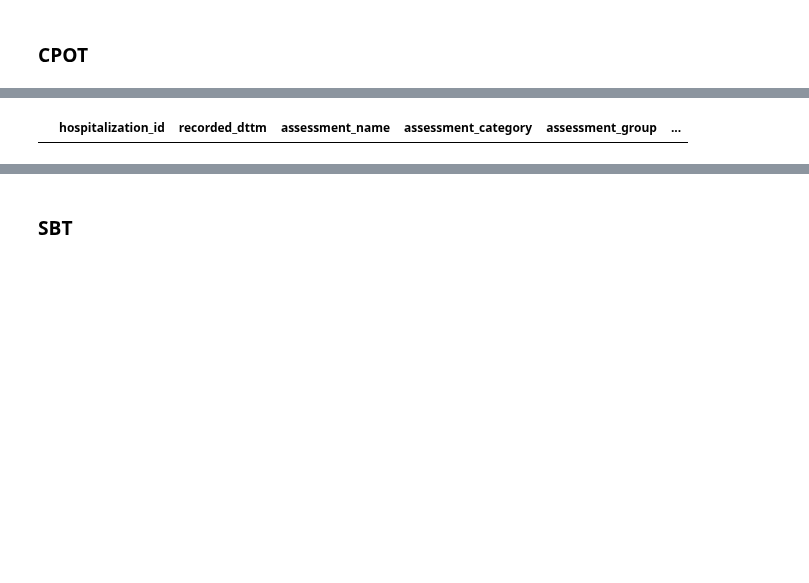
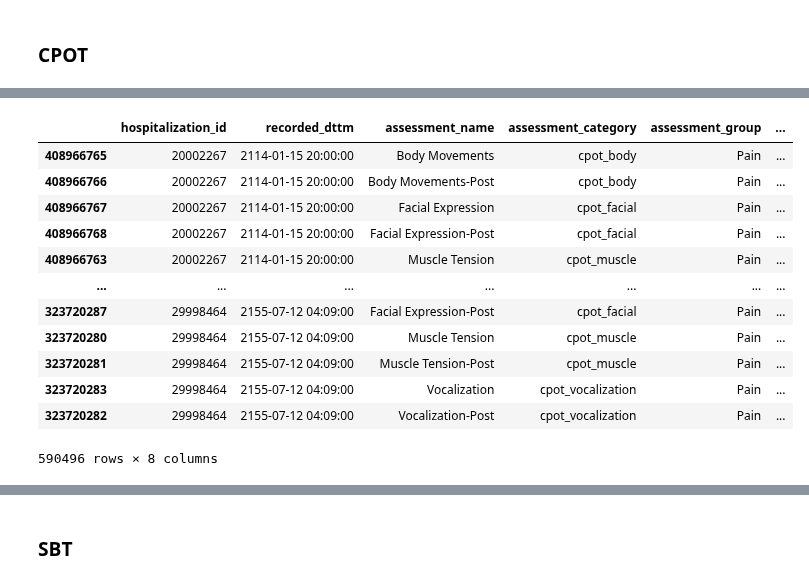
Before and after one commit to oldsandiaz/mimicclif, a Jupyter notebook: code/mimic-4.3.1-to-clif-2.0.ipynb, the cells around one changed output, grey strips where cells are left out. Drawn from its saved outputs; the diff is of its cells as text; code cells hidden in the pictures; blank space fills up the shorter version.

```diff
--- a/code/mimic-4.3.1-to-clif-2.0.ipynb
+++ b/code/mimic-4.3.1-to-clif-2.0.ipynb
@@ -381,5 +401,5 @@ def check_duplicates(df: pd.DataFrame, additional_cols: list = None):
     '''
     if not additional_cols:
         additional_cols = []
-    cols_to_check = ["hospitalization_id", "recorded_dttm"].extend(additional_cols)
+    cols_to_check = ["hospitalization_id", "recorded_dttm"] + additional_cols
     return df[df.duplicated(subset = cols_to_check, keep = False)]
@@ -2787,0 +3031,9 @@ cpot_events
+# %%
+cpot_items = ItemFinder("CPOT").candidate_table.query("itemid != 229689").query("itemid != 229703")
+
+cpot_items = cpot_items.dropna(subset = ["count"])
+cpot_ids = cpot_items["itemid"].tolist()
+# itemid_to_label_mapper = dict(zip(items["itemid"], items["label"]))
+cpot_events = item_ids_list_to_events_df(cpot_ids)
+cpot_events["label"] = cpot_events["itemid"].apply(lambda x: item_id_to_feature_value(x, "abbreviation"))
+cpot_events
@@ -2859,7 +3123,9 @@ cpot_events
 1362582 rows × 10 columns
 # %%
+cpot_events = convert_and_sort_datetime(cpot_events, ["assessment_category"])
 cpot_events["assessment_group"] = cpot_events["assessment_category"].map(assessment_category_to_group_mapper)
-cpot_events_clean = rename_and_reorder_cols(cpot_events, assessment_cols_rename_mapper, assesements_col_names)
+cpot_events_clean = rename_and_reorder_cols(
+    cpot_events, assessment_cols_rename_mapper | {"value": "categorical_value"}, assesements_col_names)
 cpot_events_clean
 # %% [output]
 |  | hospitalization_id | recorded_dttm | assessment_name | assessment_category | assessment_group | ... |
@@ -2877,5 +3143,17 @@ cpot_events_clean
 1362582 rows × 8 columns
 # %%
-check_duplicates(cpot_events_clean)
+check_duplicates(cpot_events_clean, ["assessment_category"])
 # %% [output]
 |  | hospitalization_id | recorded_dttm | assessment_name | assessment_category | assessment_group | ... |
+| 408966765 | 20002267 | 2114-01-15 20:00:00 | Body Movements | cpot_body | Pain | ... |
+| 408966766 | 20002267 | 2114-01-15 20:00:00 | Body Movements-Post | cpot_body | Pain | ... |
+| 408966767 | 20002267 | 2114-01-15 20:00:00 | Facial Expression | cpot_facial | Pain | ... |
+| 408966768 | 20002267 | 2114-01-15 20:00:00 | Facial Expression-Post | cpot_facial | Pain | ... |
+| 408966763 | 20002267 | 2114-01-15 20:00:00 | Muscle Tension | cpot_muscle | Pain | ... |
+| ... | ... | ... | ... | ... | ... | ... |
+| 323720287 | 29998464 | 2155-07-12 04:09:00 | Facial Expression-Post | cpot_facial | Pain | ... |
+| 323720280 | 29998464 | 2155-07-12 04:09:00 | Muscle Tension | cpot_muscle | Pain | ... |
+| 323720281 | 29998464 | 2155-07-12 04:09:00 | Muscle Tension-Post | cpot_muscle | Pain | ... |
+| 323720283 | 29998464 | 2155-07-12 04:09:00 | Vocalization | cpot_vocalization | Pain | ... |
+| 323720282 | 29998464 | 2155-07-12 04:09:00 | Vocalization-Post | cpot_vocalization | Pain | ... |
+590496 rows × 8 columns
```
Also changed, not shown: parts of 52 cells of this notebook.
